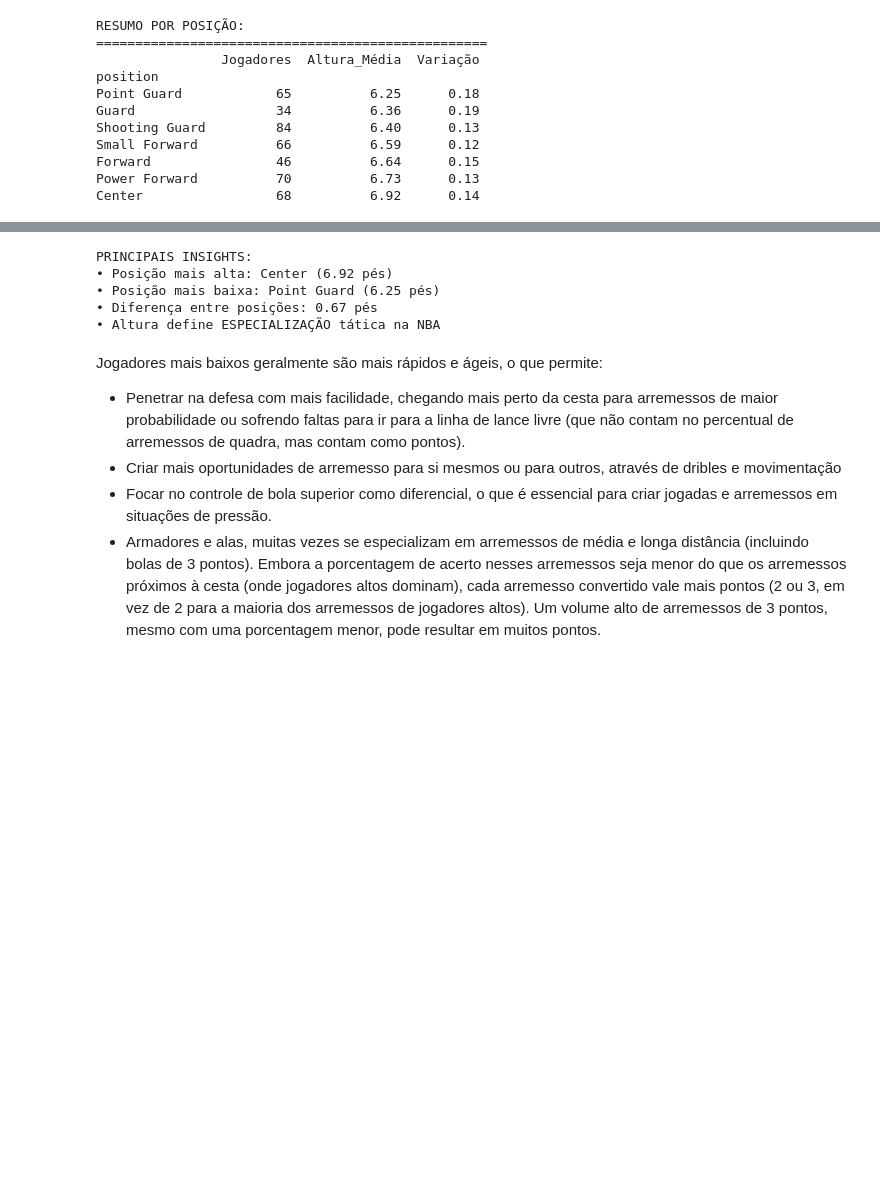
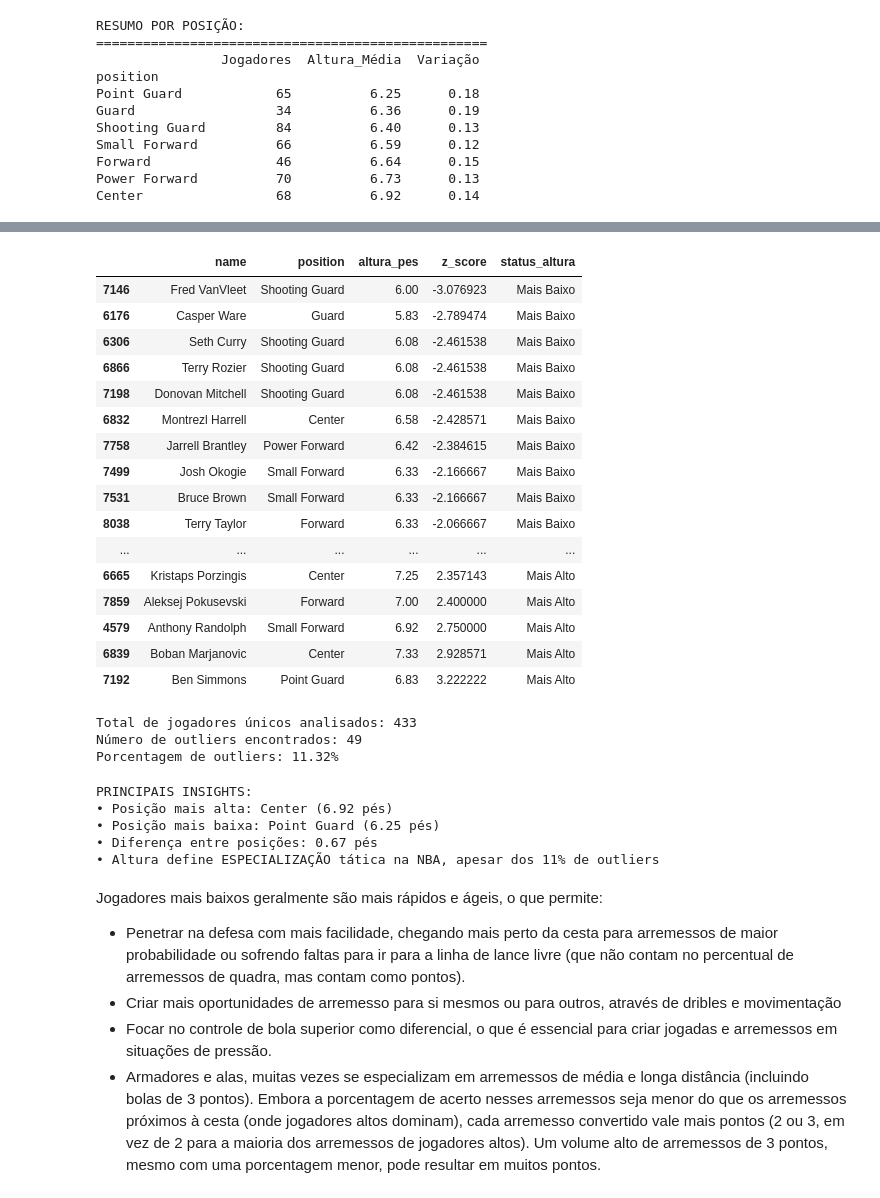
Before and after one commit to nise1301/NBA_stats, a Jupyter notebook: NBA_EDA.ipynb, the cells around one changed output, grey strips where cells are left out. Saved outputs shown, nothing was run; the diff lists cells and outputs as text; code cells hidden in the pictures; blank space fills up the shorter version.

```diff
--- a/NBA_EDA.ipynb
+++ b/NBA_EDA.ipynb
@@ -553,3 +559,64 @@ Center                 68          6.92      0.14
+# %%
+# Definir um limite para considerar um jogador como outlier
+# Por exemplo, 1.5 desvios padrão (Z-score) acima ou abaixo da média da posição
+limite_outlier = 1.5
+
+outliers = pd.DataFrame()
+
+# Iterar sobre cada posição para encontrar outliers
+for posicao in resumo_posicoes.index:
+    media_altura = resumo_posicoes.loc[posicao, 'Altura_Média']
+    std_altura = resumo_posicoes.loc[posicao, 'Variação']
+
+    # Filtrar jogadores na posição atual
+    df_posicao = dados_posicao[dados_posicao['position'] == posicao].copy()
+
+    # Calcular o Z-score (quantos desvios padrão de distância da média)
+    df_posicao.loc[:, 'z_score'] = (df_posicao['altura_pes'] - media_altura) / std_altura
+
+    # Identificar outliers (Z-score absoluto maior que o limite)
+    outliers_posicao = df_posicao[abs(df_posicao['z_score']) > limite_outlier].copy()
+
+    # Adicionar coluna indicando se é mais alto ou mais baixo
+    outliers_posicao.loc[:, 'status_altura'] = outliers_posicao['z_score'].apply(lambda x: 'Mais Alto' if x > 0 else 'Mais Baixo')
+
+    # Adicionar à lista de outliers
+    outliers = pd.concat([outliers, outliers_posicao])
+
+# Selecionar colunas relevantes e mostrar os outliers
+display(outliers[['name', 'position', 'altura_pes', 'z_score', 'status_altura']].sort_values('z_score'))
+# %% [output]
+|  | name | position | altura_pes | z_score | status_altura |
+| 7146 | Fred VanVleet | Shooting Guard | 6.00 | -3.076923 | Mais Baixo |
+| 6176 | Casper Ware | Guard | 5.83 | -2.789474 | Mais Baixo |
+| 6306 | Seth Curry | Shooting Guard | 6.08 | -2.461538 | Mais Baixo |
+| 6866 | Terry Rozier | Shooting Guard | 6.08 | -2.461538 | Mais Baixo |
+| 7198 | Donovan Mitchell | Shooting Guard | 6.08 | -2.461538 | Mais Baixo |
+| 6832 | Montrezl Harrell | Center | 6.58 | -2.428571 | Mais Baixo |
+| 7758 | Jarrell Brantley | Power Forward | 6.42 | -2.384615 | Mais Baixo |
+| 7499 | Josh Okogie | Small Forward | 6.33 | -2.166667 | Mais Baixo |
+| 7531 | Bruce Brown | Small Forward | 6.33 | -2.166667 | Mais Baixo |
+| 8038 | Terry Taylor | Forward | 6.33 | -2.066667 | Mais Baixo |
+| ... | ... | ... | ... | ... | ... |
+| 6665 | Kristaps Porzingis | Center | 7.25 | 2.357143 | Mais Alto |
+| 7859 | Aleksej Pokusevski | Forward | 7.00 | 2.400000 | Mais Alto |
+| 4579 | Anthony Randolph | Small Forward | 6.92 | 2.750000 | Mais Alto |
+| 6839 | Boban Marjanovic | Center | 7.33 | 2.928571 | Mais Alto |
+| 7192 | Ben Simmons | Point Guard | 6.83 | 3.222222 | Mais Alto |
+# %%
+# Calcular o número de outliers encontrados
+numero_outliers = len(outliers)
+
+# Calcular a porcentagem de outliers
+porcentagem_outliers = (numero_outliers / total_jogadores) * 100
+
+print(f"Total de jogadores únicos analisados: {total_jogadores}")
+print(f"Número de outliers encontrados: {numero_outliers}")
+print(f"Porcentagem de outliers: {porcentagem_outliers:.2f}%")
+# %% [output]
+Total de jogadores únicos analisados: 433
+Número de outliers encontrados: 49
+Porcentagem de outliers: 11.32%
 # %%
 # Insights principais
 pos_mais_alta = resumo_posicoes.index[-1]
@@ -560,13 +627,13 @@ print(f"PRINCIPAIS INSIGHTS:")
 print(f"• Posição mais alta: {pos_mais_alta} ({resumo_posicoes.loc[pos_mais_alta, 'Altura_Média']:.2f} pés)")
 print(f"• Posição mais baixa: {pos_mais_baixa} ({resumo_posicoes.loc[pos_mais_baixa, 'Altura_Média']:.2f} pés)")
 print(f"• Diferença entre posições: {diferenca_posicoes:.2f} pés")
-print(f"• Altura define ESPECIALIZAÇÃO tática na NBA")
+print(f"• Altura define ESPECIALIZAÇÃO tática na NBA, apesar dos 11% de outliers")
 # %% [output]
 PRINCIPAIS INSIGHTS:
 • Posição mais alta: Center (6.92 pés)
 • Posição mais baixa: Point Guard (6.25 pés)
 • Diferença entre posições: 0.67 pés
-• Altura define ESPECIALIZAÇÃO tática na NBA
+• Altura define ESPECIALIZAÇÃO tática na NBA, apesar dos 11% de outliers
 # %% [markdown]
 Jogadores mais baixos geralmente são mais rápidos e ágeis, o que permite:
 
```
Also changed, not shown: parts of 1 cell of this notebook.
